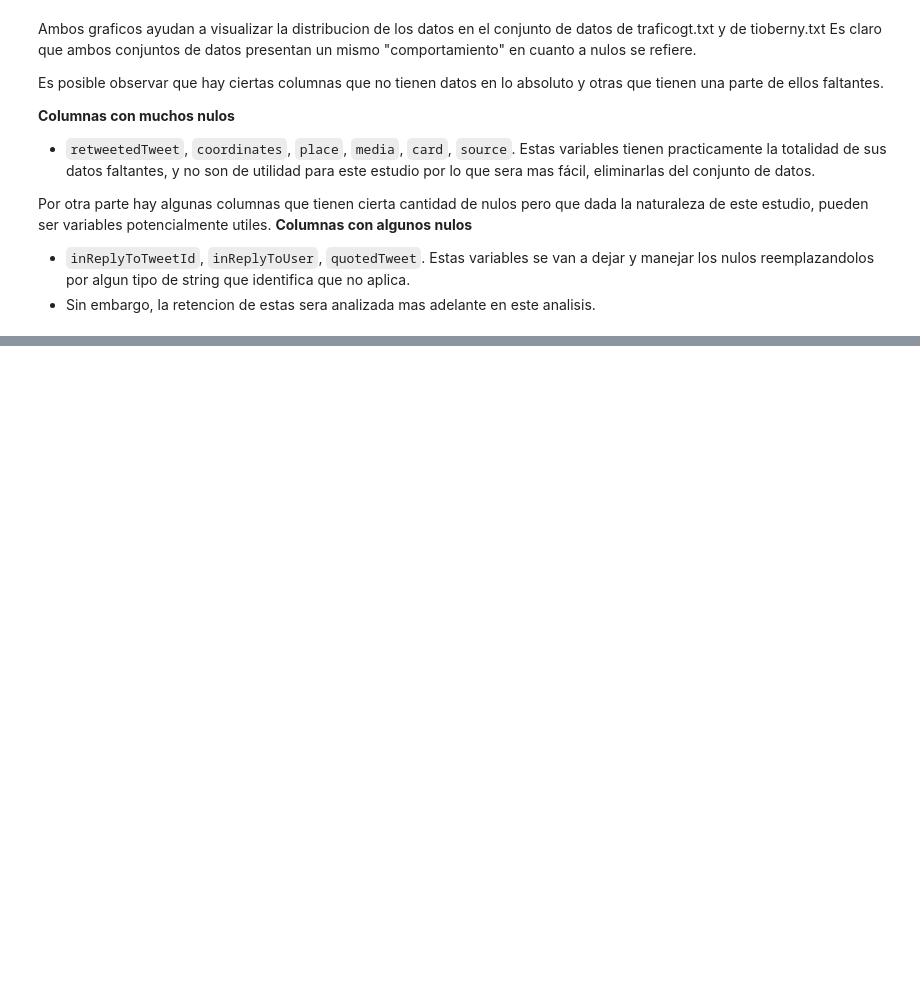
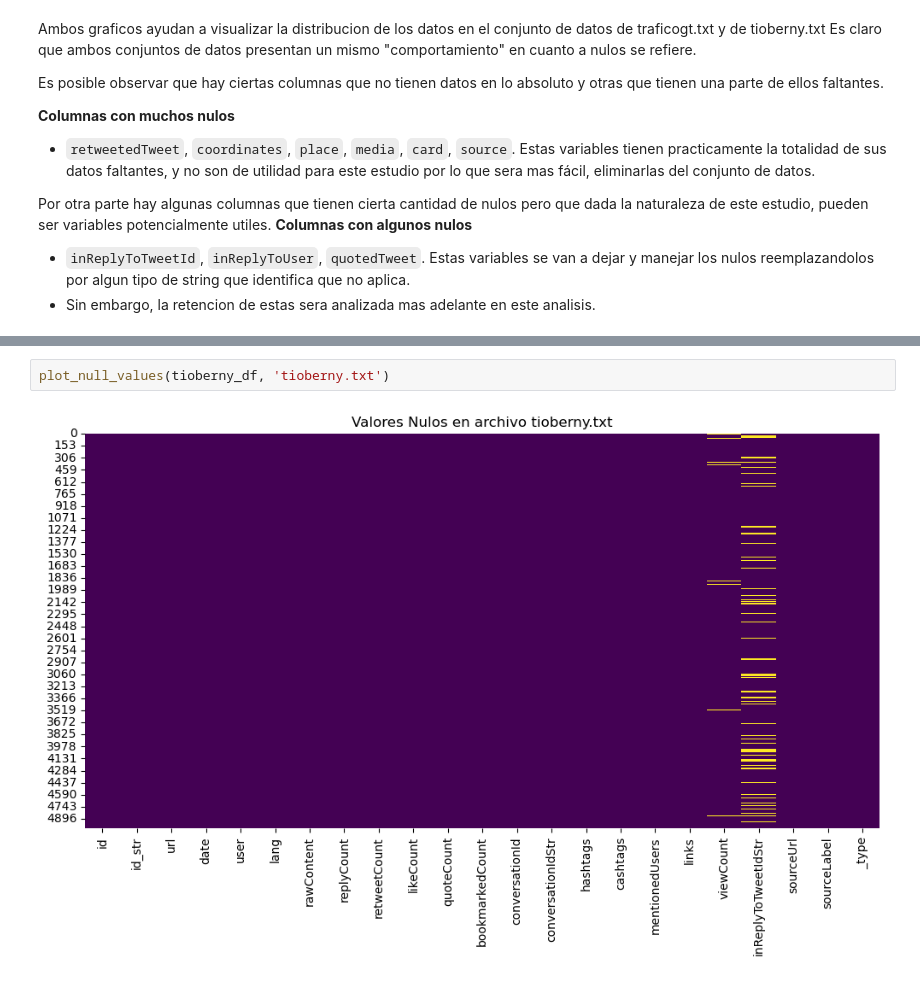
Before and after one commit to JPOrellana/Lab7-DataScience, a Jupyter notebook: Lab7.ipynb, the cells around one changed output, grey strips where cells are left out. Saved outputs shown, nothing was run; the diff lists cells and outputs as text; blank space fills up the shorter version.

```diff
--- a/Lab7.ipynb
+++ b/Lab7.ipynb
@@ -244,0 +263,4 @@ Por otra parte hay algunas columnas que tienen cierta cantidad de nulos pero que
+# %%
+plot_null_values(tioberny_df, 'tioberny.txt')
+# %% [output]
+[figure, added]
```
Also changed, not shown: parts of 3 cells of this notebook.
